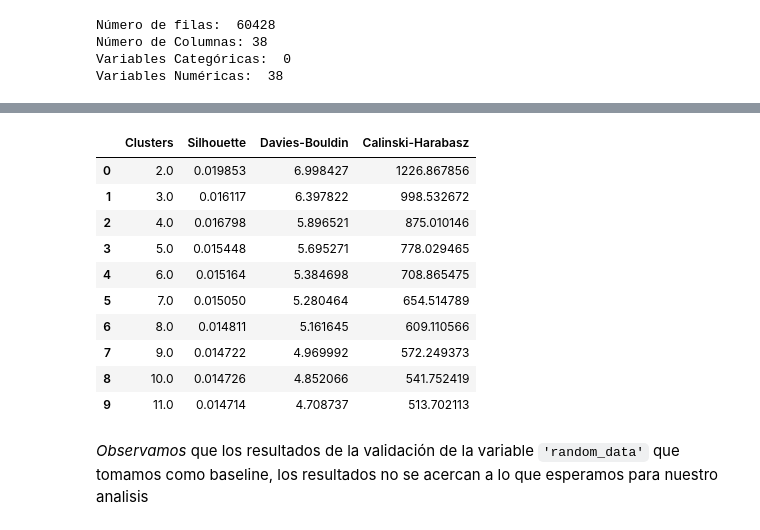
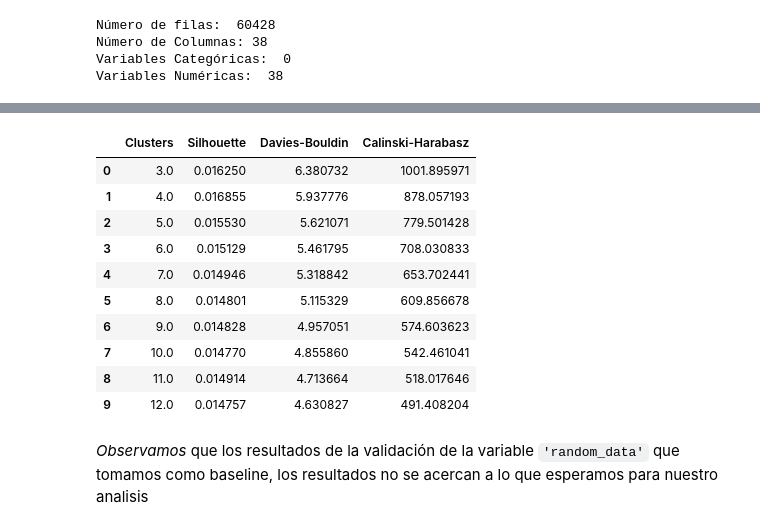
Before and after one commit to wilferalexander/LaEscenciadelcliente, a Jupyter notebook: La_esencia_del_cliente.ipynb, the cells around one changed output, grey strips where cells are left out. Cells and saved outputs as stored; diff of their text form; code cells hidden in the pictures.

```diff
--- a/La_esencia_del_cliente.ipynb
+++ b/La_esencia_del_cliente.ipynb
@@ -1119,7 +1140,7 @@ df_metrics
 from sklearn.cluster import KMeans
 from sklearn.metrics import silhouette_score, davies_bouldin_score, calinski_harabasz_score
 
-def cluster_metrics(X, n_clusters, random_state=None):
+def cluster_metrics(X, n_clusters, random_state=None, max_iter=300, n_init=10):
     """
     Realiza la clusterización y calcula métricas.
 
@@ -1127,6 +1148,8 @@ def cluster_metrics(X, n_clusters, random_state=None):
     - X: DataFrame o array-like, las características para clusterizar.
     - n_clusters: int, número de clusters a formar.
     - random_state: int, seed para reproducibilidad.
+    - max_iter: int, número máximo de iteraciones para el algoritmo KMeans.
+    - n_init: int, número de inicializaciones para el algoritmo KMeans.
 
     Returns:
     - silhouette: float, puntuación de silueta.
@@ -1135,7 +1158,13 @@ def cluster_metrics(X, n_clusters, random_state=None):
     - labels: array, etiquetas de cluster asignadas.
     - kmeans_model: objeto KMeans, modelo ajustado.
     """
-    kmeans = KMeans(n_clusters=n_clusters, init='k-means++', random_state=random_state)
+    kmeans = KMeans(
+        n_clusters=n_clusters,
+        init='k-means++',
+        random_state=random_state,
+        max_iter=max_iter,
+        n_init=n_init
+    )
     labels = kmeans.fit_predict(X)
 
     silhouette = silhouette_score(X, labels)
@@ -1143,8 +1172,6 @@ def cluster_metrics(X, n_clusters, random_state=None):
     calinski_harabasz = calinski_harabasz_score(X, labels)
 
     return silhouette, davies_bouldin, calinski_harabasz, labels, kmeans
-
-silhouette, davies_bouldin, calinski_harabasz, labels, kmeans_model = cluster_metrics(x, 3, random_state=42)
 # %%
 3# Rango de clusters
 cluster_range = range(2, 15)
@@ -1261,45 +1288,45 @@ array([[0.45763613, 0.4287725 , 0.22844852, ..., 0.61996952, 0.58340176,
 # Crear DataFrame vacío
 df_esctructura = pd.DataFrame(columns=['Clusters', 'Silhouette', 'Davies-Bouldin', 'Calinski-Harabasz'])
 
 # Definir rango de clusters
-min_clusters = 2
-max_clusters = 11
+min_clusters = 3
+max_clusters = 12
 
 # Iterar sobre diferentes números de clusters
 for n_clusters in range(min_clusters, max_clusters + 1):
     # Instanciar el modelo de KMeans
     kmeans = KMeans(n_clusters=n_clusters, random_state=42)
 
     # Ajustar el modelo a los datos aleatorios
     kmeans.fit(random_data)
     cluster_labels = kmeans.labels_
 
     # Calcular las métricas
     silhouette = silhouette_score(random_data, cluster_labels, metric='euclidean')
     davies_bouldin = davies_bouldin_score(random_data, cluster_labels)
     calinski_harabasz = calinski_harabasz_score(random_data, cluster_labels)
 
     # Agregar los resultados al DataFrame
     df_esctructura = df_esctructura.append({'Clusters': n_clusters,
                                     'Silhouette': silhouette,
                                     'Davies-Bouldin': davies_bouldin,
                                     'Calinski-Harabasz': calinski_harabasz},
                                     ignore_index=True)
 
 # Mostrar el DataFrame con los resultados
 df_esctructura
 # %% [output]
 |  | Clusters | Silhouette | Davies-Bouldin | Calinski-Harabasz |
-| 0 | 2.0 | 0.019853 | 6.998427 | 1226.867856 |
-| 1 | 3.0 | 0.016117 | 6.397822 | 998.532672 |
-| 2 | 4.0 | 0.016798 | 5.896521 | 875.010146 |
-| 3 | 5.0 | 0.015448 | 5.695271 | 778.029465 |
-| 4 | 6.0 | 0.015164 | 5.384698 | 708.865475 |
-| 5 | 7.0 | 0.015050 | 5.280464 | 654.514789 |
-| 6 | 8.0 | 0.014811 | 5.161645 | 609.110566 |
-| 7 | 9.0 | 0.014722 | 4.969992 | 572.249373 |
-| 8 | 10.0 | 0.014726 | 4.852066 | 541.752419 |
-| 9 | 11.0 | 0.014714 | 4.708737 | 513.702113 |
+| 0 | 3.0 | 0.016250 | 6.380732 | 1001.895971 |
+| 1 | 4.0 | 0.016855 | 5.937776 | 878.057193 |
+| 2 | 5.0 | 0.015530 | 5.621071 | 779.501428 |
+| 3 | 6.0 | 0.015129 | 5.461795 | 708.030833 |
+| 4 | 7.0 | 0.014946 | 5.318842 | 653.702441 |
+| 5 | 8.0 | 0.014801 | 5.115329 | 609.856678 |
+| 6 | 9.0 | 0.014828 | 4.957051 | 574.603623 |
+| 7 | 10.0 | 0.014770 | 4.855860 | 542.461041 |
+| 8 | 11.0 | 0.014914 | 4.713664 | 518.017646 |
+| 9 | 12.0 | 0.014757 | 4.630827 | 491.408204 |
 # %% [markdown]
 *Observamos* que los resultados de la validación de la variable `'random_data'` que tomamos como baseline, los resultados no se acercan a lo que esperamos para nuestro analisis
 # %% [markdown]
```
Also changed, not shown: parts of 46 cells of this notebook.
